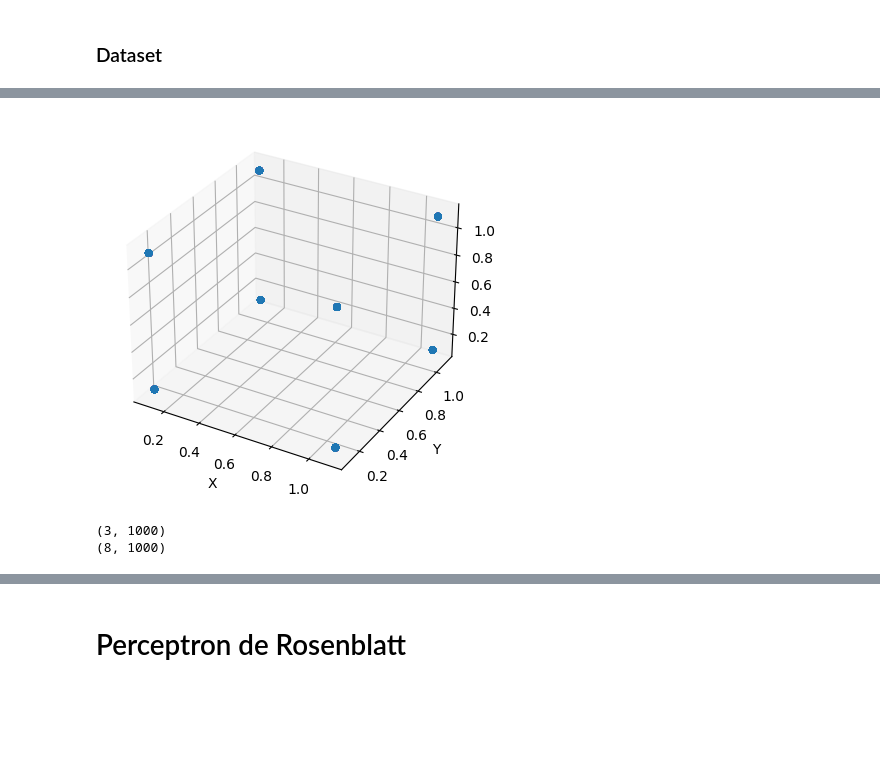
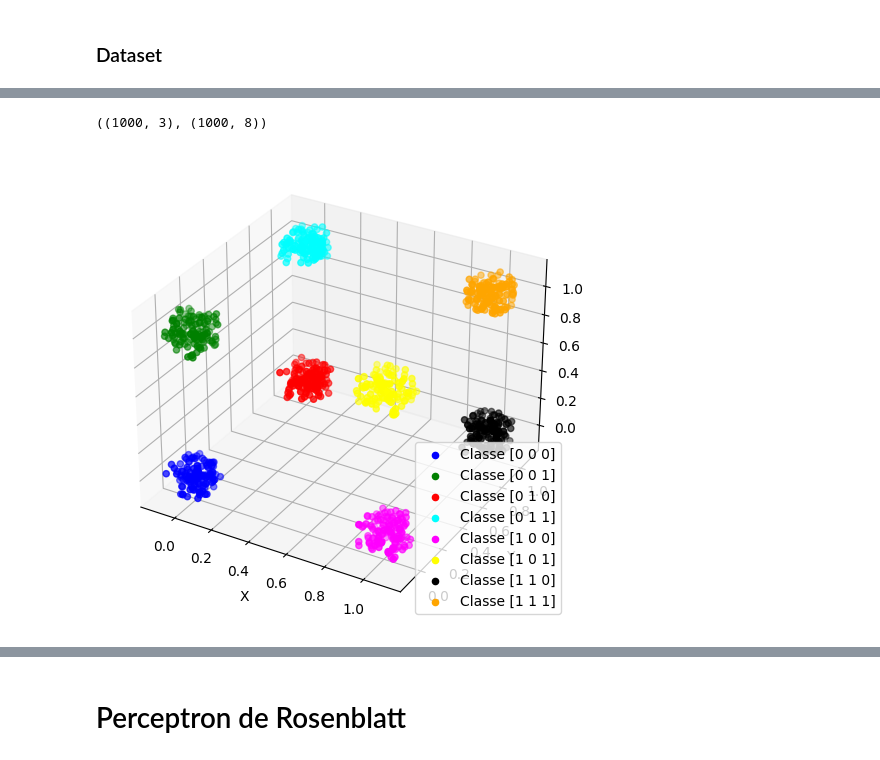
Before and after one commit to ArthurrCr/DEEP-LEARNING, a Jupyter notebook: [DL] 1A Lista_.ipynb, the cells around one changed output, grey strips where cells are left out. Drawn from its saved outputs; the diff is of its cells as text; code cells hidden in the pictures; blank space fills up the shorter version.

```diff
--- a/[DL] 1A Lista_.ipynb
+++ b/[DL] 1A Lista_.ipynb
@@ -93,20 +16,47 @@ entradas_ruidosas_100.shape, respostas_100.shape
+# %%
+# Definindo a função que adiciona ruído
+def adicionar_ruido(entradas, raio_ruido):
+    ruido = np.random.uniform(-raio_ruido, raio_ruido, entradas.shape)
+    return entradas + ruido
+
+# Definindo a função que gera dados ruidosos
+def gerar_dados_com_ruido(entradas, respostas, raio_ruido, n_dados_por_ponto):
+    entradas_ruidosas = np.vstack([adicionar_ruido(entradas, raio_ruido) for _ in range(n_dados_por_ponto)])
+    respostas_ruidosas = np.tile(respostas, (n_dados_por_ponto, 1))
+    return entradas_ruidosas, respostas_ruidosas
+
+# Definindo os padrões de entrada (vértices do cubo)
+entradas = np.array([[0, 0, 0], [0, 0, 1], [0, 1, 0], [0, 1, 1],
+                     [1, 0, 0], [1, 0, 1], [1, 1, 0], [1, 1, 1]])
+
+# Vetores de resposta associados a cada padrão de entrada
+respostas = np.eye(8) * 2 - 1  # Isso cria uma matriz identidade e converte para 1 e -1
+
+# Gerando os dados ruidosos
+raio_ruido = 0.1
+n_dados_por_ponto = 125  # Como queremos 1000 pontos no total e temos 8 originais, precisamos de 125 de cada
+entradas_ruidosas, respostas_ruidosas = gerar_dados_com_ruido(entradas, respostas, raio_ruido, n_dados_por_ponto)
+
+entradas_ruidosas.shape, respostas_ruidosas.shape
+# %% [output]
+((1000, 3), (1000, 8))
 # %%
-# Plotando os padrões de entrada com ruído
-fig = plt.figure()
+# Definindo cores diferentes para cada classe
+cores = ['blue', 'green', 'red', 'cyan', 'magenta', 'yellow', 'black', 'orange']
+
+fig = plt.figure(figsize=(8, 6))
 ax = fig.add_subplot(111, projection='3d')
-ax.scatter(entradas_ruidosas_100[:, 0], entradas_ruidosas_100[:, 1], entradas_ruidosas_100[:, 2])
+
+# Plotando os dados para cada classe
+for i in range(entradas.shape[0]):
+    indices_classe = respostas_ruidosas[:, i] == 1
+    entradas_classe = entradas_ruidosas[indices_classe]
+    ax.scatter(entradas_classe[:, 0], entradas_classe[:, 1], entradas_classe[:, 2], c=cores[i], label=f'Classe {entradas[i]}')
+
 ax.set_xlabel('X')
 ax.set_ylabel('Y')
 ax.set_zlabel('Z')
+ax.legend()
 plt.show()
 # %% [output]
-[figure, old version]
+[figure, new version]
-# %%
-X = entradas_ruidosas_100.T
-Y = respostas_100.reshape((8, len(respostas_100)))
-
-print (X.shape)
-print (Y.shape)
-# %% [output]
-(3, 1000)
-(8, 1000)
```
Also changed, not shown: parts of 31 cells of this notebook.
